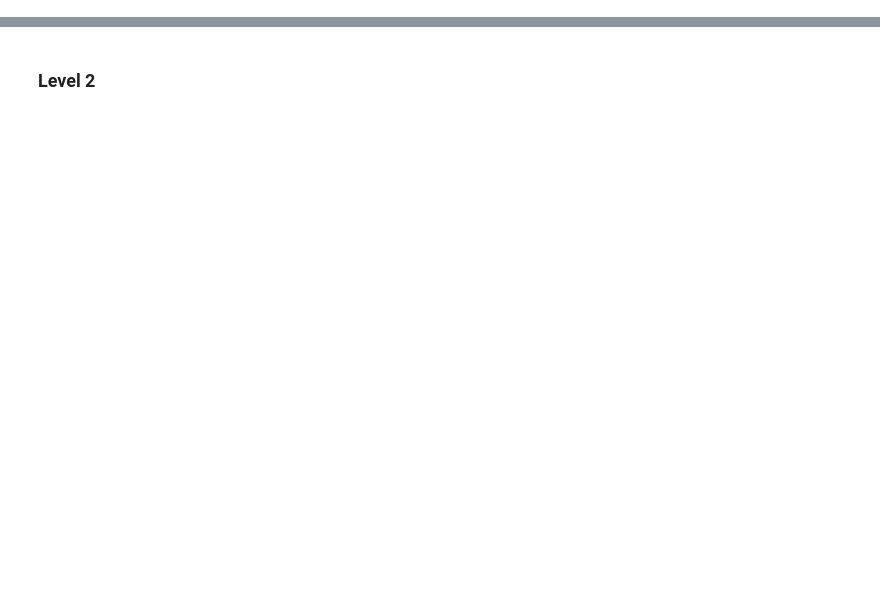
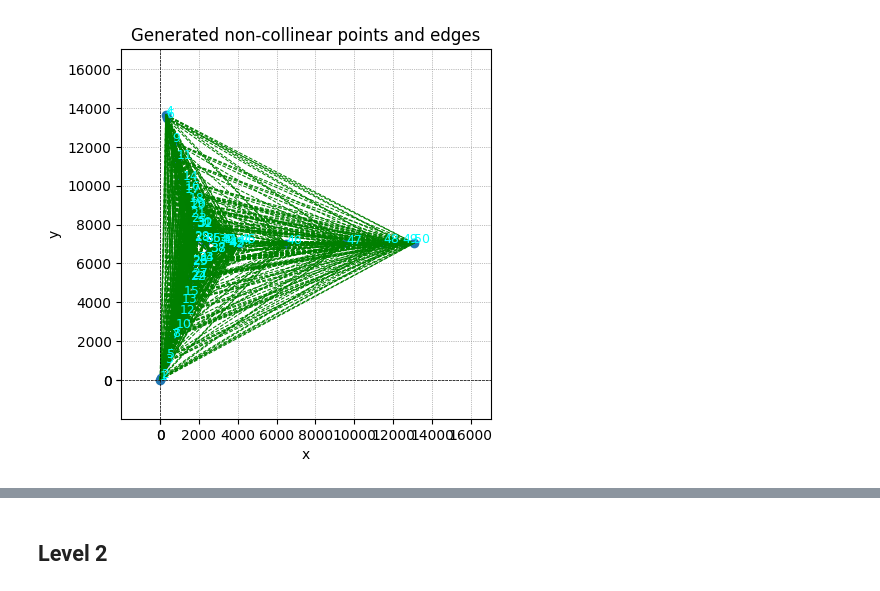
Before and after one commit to jadenzy/MATH165_Final, a Jupyter notebook: CrossingNumber.ipynb, the cells around one changed output, grey strips where cells are left out. Saved outputs shown, nothing was run; the diff lists cells and outputs as text; code cells hidden in the pictures; blank space fills up the shorter version.

```diff
--- a/CrossingNumber.ipynb
+++ b/CrossingNumber.ipynb
@@ -158,0 +156,65 @@ crossing number (brute force): 5
+# %%
+FILE = True
+
+if FILE:
+  points = []
+  with open("points.txt", "r") as f:
+      for line in f.readlines():
+          x, y = [float(i) for i in line.strip().split(" ")]
+          points.append(Point(x, y))
+  MIN_COORD = min([p.x for p in points] + [p.y for p in points])
+  MAX_COORD = max([p.x for p in points] + [p.y for p in points])
+else:
+  MIN_COORD = -100
+  MAX_COORD = 100
+  n = 5
+  points = []
+  ct = 0 # track number of points generated
+  while ct < n:
+    p = Point(random.randint(MIN_COORD, MAX_COORD), random.randint(MIN_COORD, MAX_COORD)) # randomly generate point
+    new_slopes = [Point.slope(p, pp) for pp in points] # find slopes with existing points
+    if hash(p) not in [hash(pp) for pp in points] and len(set(new_slopes)) == len(new_slopes): # check if all slopes unique (otherwise, collinear triad exists)
+      points.append(p) # add point
+      ct += 1
+points.sort()
+
+n = len(points)
+
+STEP = math.ceil(2 * 10 ** math.floor(math.log10((MAX_COORD - MIN_COORD) / 10)))
+SCALE = 1.1
+
+swaps = list(itertools.combinations([i for i in range(n)], 2))
+swaps.sort(key = lambda p: Halfplane(points[p[0]], points[p[1]]))
+circ, edg = swaps_to_circ(swaps)
+cr = calculate_cr(edg)
+
+x = [p.x for p in points]
+y = [p.y for p in points]
+
+plt.scatter(x, y, label="Generated points") # plot points
+for ind, p in enumerate(points): # plot labels
+  plt.text(p.x + 0.5, p.y + 0.5, f"{ind+1}", color='cyan', fontsize=9)
+for e in itertools.combinations(points, 2): # plot edges
+  x = [p.x for p in e]
+  y = [p.y for p in e]
+  plt.plot(x, y, color='green', linestyle='--', linewidth=0.75)
+
+# visuals
+plt.ylim(SCALE * MIN_COORD - STEP, SCALE * MAX_COORD + STEP)
+plt.xlim(SCALE * MIN_COORD - STEP, SCALE * MAX_COORD + STEP)
+ticks = [i for i in range(0, int(SCALE * MIN_COORD - STEP), -STEP)] + [i for i in range(0, int(SCALE * MAX_COORD + STEP), STEP)]
+plt.yticks(ticks)
+plt.xticks(ticks)
+plt.axhline(0, color='black', linewidth=0.5, linestyle='--')
+plt.axvline(0, color='black', linewidth=0.5, linestyle='--')
+plt.grid(color='gray', linestyle=':', linewidth=0.5)
+plt.title('Generated non-collinear points and edges')
+plt.xlabel('x')
+plt.ylabel('y')
+plt.gca().set_aspect("equal")
+plt.show()
+pretty_print_points(points)
+pretty_print_circ(circ)
+print("crossing number:", cr)
+# %% [output]
+[figure, added]
@@ -159,2 +238,2 @@ crossing number (brute force): 5
 # %% [markdown]
-### Level 2
+## Level 2
```
Also changed, not shown: parts of 6 cells of this notebook, 3 other files.
